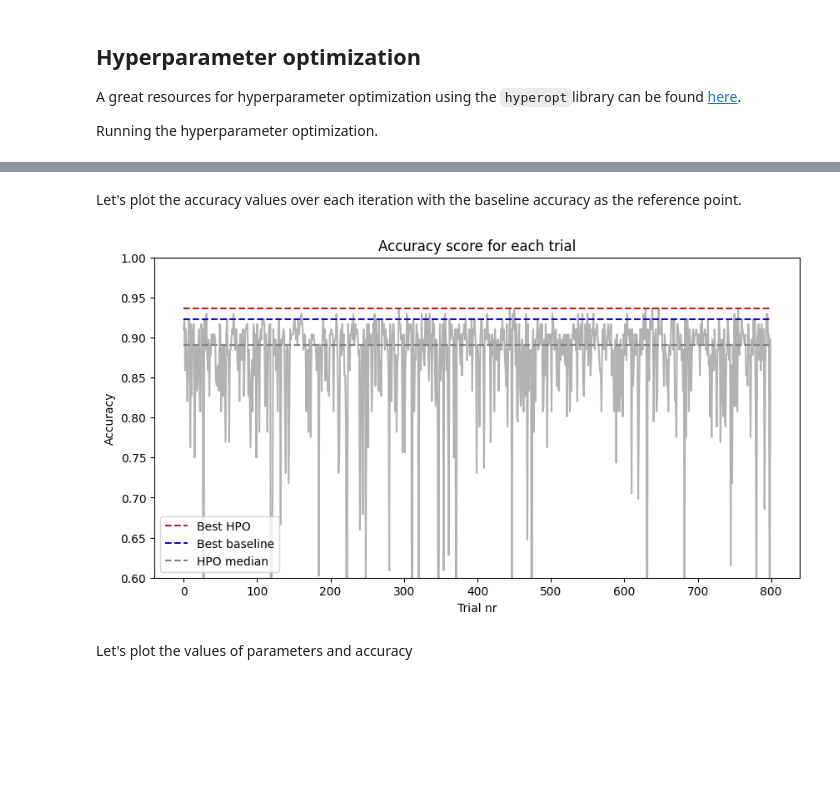
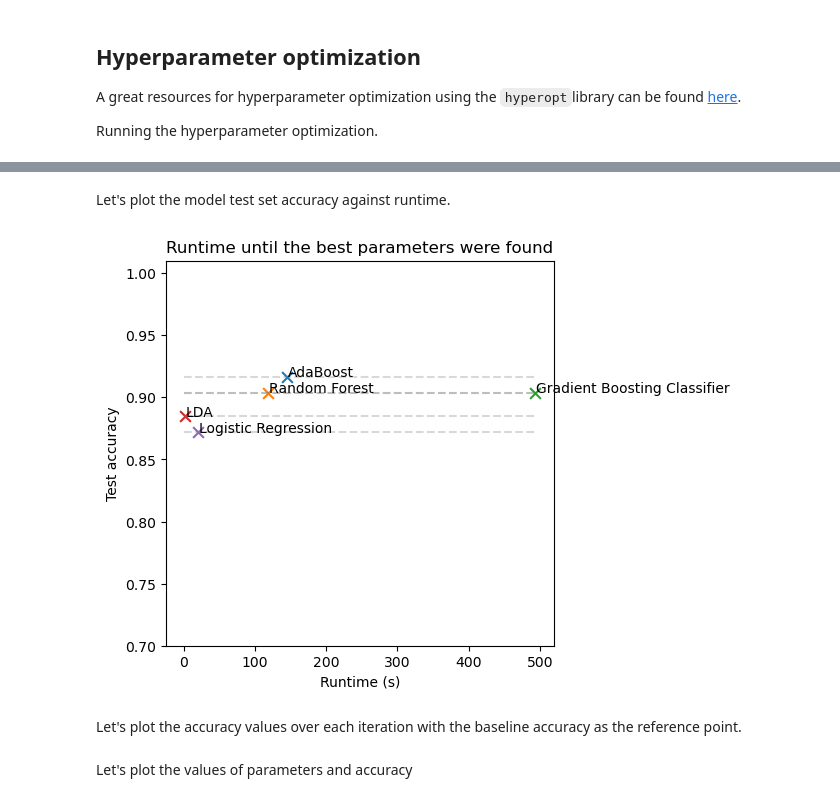
Before and after one commit to qetdr/xAutoML-Project1, a Jupyter notebook: hyperparameter_optimization.ipynb, the cells around one changed output, grey strips where cells are left out. Cells and saved outputs as stored; diff of their text form; code cells hidden in the pictures; blank space fills up the shorter version.

```diff
--- a/hyperparameter_optimization.ipynb
+++ b/hyperparameter_optimization.ipynb
@@ -138,28 +249,34 @@ Accuracy: 0.9358974358974359
+# %% [markdown]
+Let's plot the model test set accuracy against runtime.
+# %%
+plt.figure(figsize = [5, 5])
+
+for i in range(len(model_results)):
+    # Add classifier values
+    plt.scatter(model_results['runtime_hpo'][i],
+            model_results['test_acc'][i],
+            label = model_results['classifier'][i],
+               marker = 'x',
+               s = 60)
+    # Add a dashed lined marking the best accuracy threshold for classifier
+    plt.hlines(y = model_results['test_acc'][i],
+               xmin=0,
+               xmax = np.max(model_results['runtime_hpo'])+1,
+              linestyles = 'dashed', alpha = 0.3, color = 'grey')
+    # Add classifier name
+    plt.annotate(model_results['classifier'][i],
+                 (model_results['runtime_hpo'][i]+1,
+                  model_results['test_acc'][i]),
+                )
+plt.ylim(bottom = 0.70, top = 1.01)
+plt.xlabel('Runtime (s)')
+plt.ylabel('Test accuracy')
+plt.title('Runtime until the best parameters were found')
+plt.show();
+# %% [output]
+[figure, added]
 # %% [markdown]
 Let's plot the accuracy values over each iteration with the baseline accuracy as the reference point.
-# %%
-# Data
-accs = [-t['result']['loss'] for t in trials.trials]
-iters = np.arange(len(accs))
-
-# plot
-plt.figure(figsize = [10,5])
-plt.plot(iters, accs, color = 'grey', alpha = 0.6)
-# Add the baseline accuracy 0.923077
-plt.hlines(np.max(accs), xmin = 0, xmax = np.max(iters), color = 'firebrick',
-           label = 'Best HPO', linestyles = 'dashed')
-plt.hlines(0.923077, xmin = 0, xmax = np.max(iters), color = 'blue',
-           label = 'Best baseline', linestyles = 'dashed')
-plt.hlines(np.median(accs), xmin = 0, xmax = np.max(iters), color = 'grey',
-           label = 'HPO median', linestyles = 'dashed')
-plt.legend()
-plt.ylim([0.6,1.0])
-plt.title('Accuracy score for each trial')
-plt.ylabel('Accuracy')
-plt.xlabel('Trial nr')
-plt.show();
-# %% [output]
-[figure, removed]
 # %% [markdown]
 Let's plot the values of parameters and accuracy
 # %%
```
Also changed, not shown: parts of 27 cells of this notebook.
